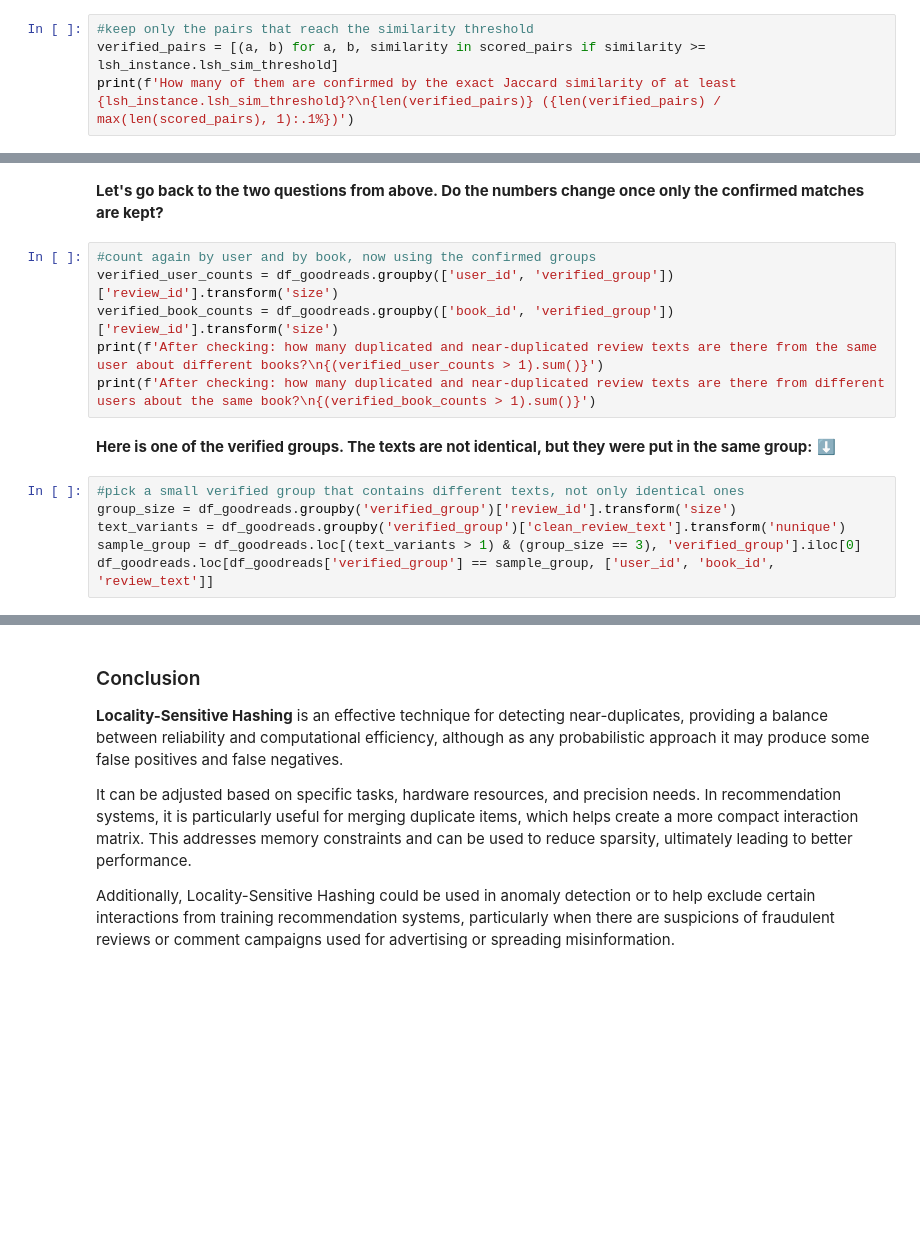
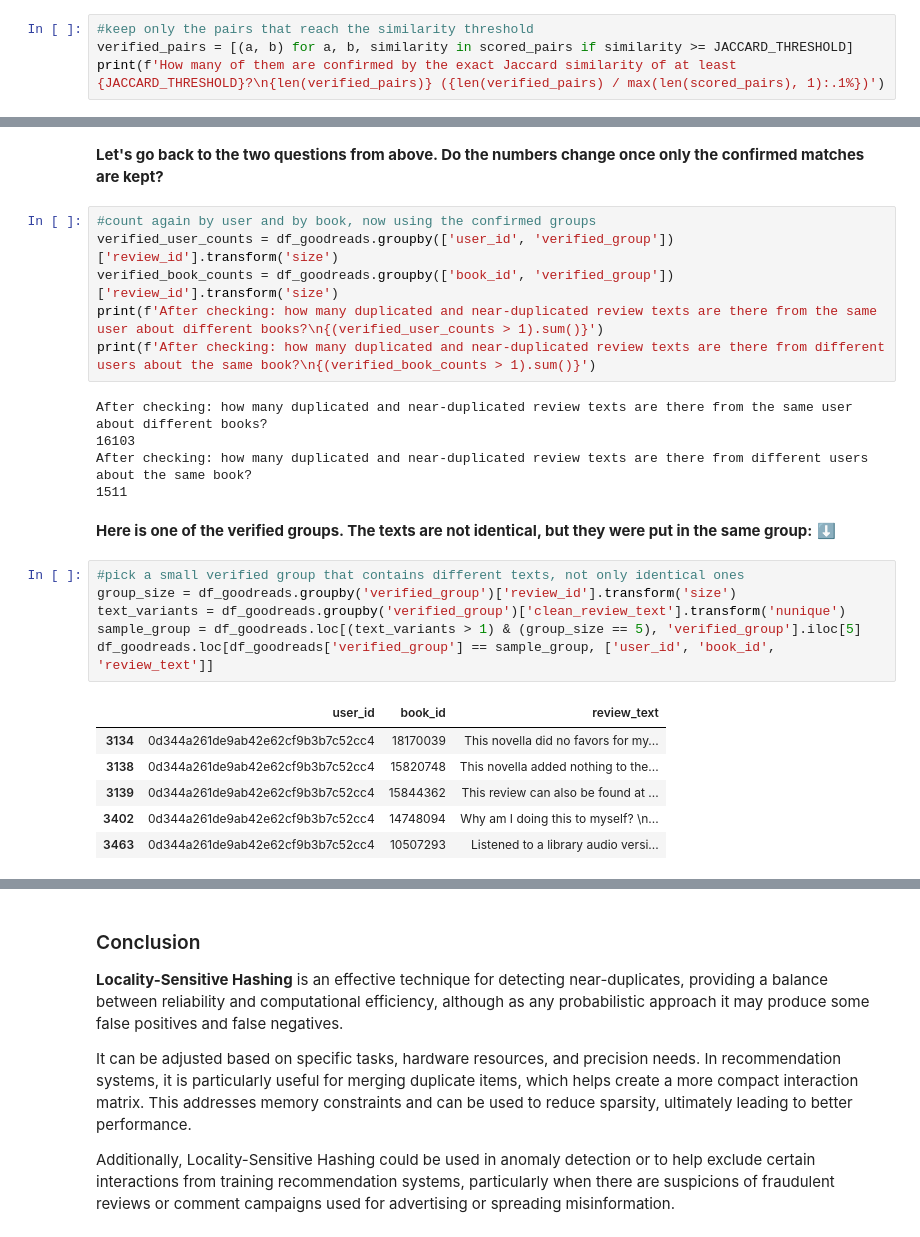
Before and after one commit to ekaterinaleks/near_duplicate_detection, a Jupyter notebook: LSH/near_duplicate_detection_case.ipynb, the cells around one changed output, grey strips where cells are left out. Saved outputs shown, nothing was run; the diff lists cells and outputs as text; blank space fills up the shorter version.

Commit message:
Adjust thresholds

```diff
--- a/LSH/near_duplicate_detection_case.ipynb
+++ b/LSH/near_duplicate_detection_case.ipynb
@@ -322,4 +362,4 @@ print(f'How many candidate pairs are there to check?\n{len(scored_pairs)}')
 # %%
 #keep only the pairs that reach the similarity threshold
-verified_pairs = [(a, b) for a, b, similarity in scored_pairs if similarity >= lsh_instance.lsh_sim_threshold]
-print(f'How many of them are confirmed by the exact Jaccard similarity of at least {lsh_instance.lsh_sim_threshold}?\n{len(verified_pairs)} ({len(verified_pairs) / max(len(scored_pairs), 1):.1%})')
+verified_pairs = [(a, b) for a, b, similarity in scored_pairs if similarity >= JACCARD_THRESHOLD]
+print(f'How many of them are confirmed by the exact Jaccard similarity of at least {JACCARD_THRESHOLD}?\n{len(verified_pairs)} ({len(verified_pairs) / max(len(scored_pairs), 1):.1%})')
@@ -336,13 +379,25 @@ verified_user_counts = df_goodreads.groupby(['user_id', 'verified_group'])['revi
 verified_book_counts = df_goodreads.groupby(['book_id', 'verified_group'])['review_id'].transform('size')
 print(f'After checking: how many duplicated and near-duplicated review texts are there from the same user about different books?\n{(verified_user_counts > 1).sum()}')
 print(f'After checking: how many duplicated and near-duplicated review texts are there from different users about the same book?\n{(verified_book_counts > 1).sum()}')
+# %% [output]
+After checking: how many duplicated and near-duplicated review texts are there from the same user about different books?
+16103
+After checking: how many duplicated and near-duplicated review texts are there from different users about the same book?
+1511
 # %% [markdown]
 **Here is one of the verified groups. The texts are not identical, but they were put in the same group:** ⬇️
 # %%
 #pick a small verified group that contains different texts, not only identical ones
 group_size = df_goodreads.groupby('verified_group')['review_id'].transform('size')
 text_variants = df_goodreads.groupby('verified_group')['clean_review_text'].transform('nunique')
-sample_group = df_goodreads.loc[(text_variants > 1) & (group_size == 3), 'verified_group'].iloc[0]
+sample_group = df_goodreads.loc[(text_variants > 1) & (group_size == 5), 'verified_group'].iloc[5]
 df_goodreads.loc[df_goodreads['verified_group'] == sample_group, ['user_id', 'book_id', 'review_text']]
+# %% [output]
+|  | user_id | book_id | review_text |
+| 3134 | 0d344a261de9ab42e62cf9b3b7c52cc4 | 18170039 | This novella did no favors for my... |
+| 3138 | 0d344a261de9ab42e62cf9b3b7c52cc4 | 15820748 | This novella added nothing to the... |
+| 3139 | 0d344a261de9ab42e62cf9b3b7c52cc4 | 15844362 | This review can also be found at ... |
+| 3402 | 0d344a261de9ab42e62cf9b3b7c52cc4 | 14748094 | Why am I doing this to myself? \n... |
+| 3463 | 0d344a261de9ab42e62cf9b3b7c52cc4 | 10507293 | Listened to a library audio versi... |
 # %%
 print(f'How many distinct reviews are left after merging identical and near-duplicated texts?\n{df_goodreads['verified_group'].nunique()} out of {df_goodreads.shape[0]}')
```
Also changed, not shown: parts of 13 cells of this notebook, 1 other file.
